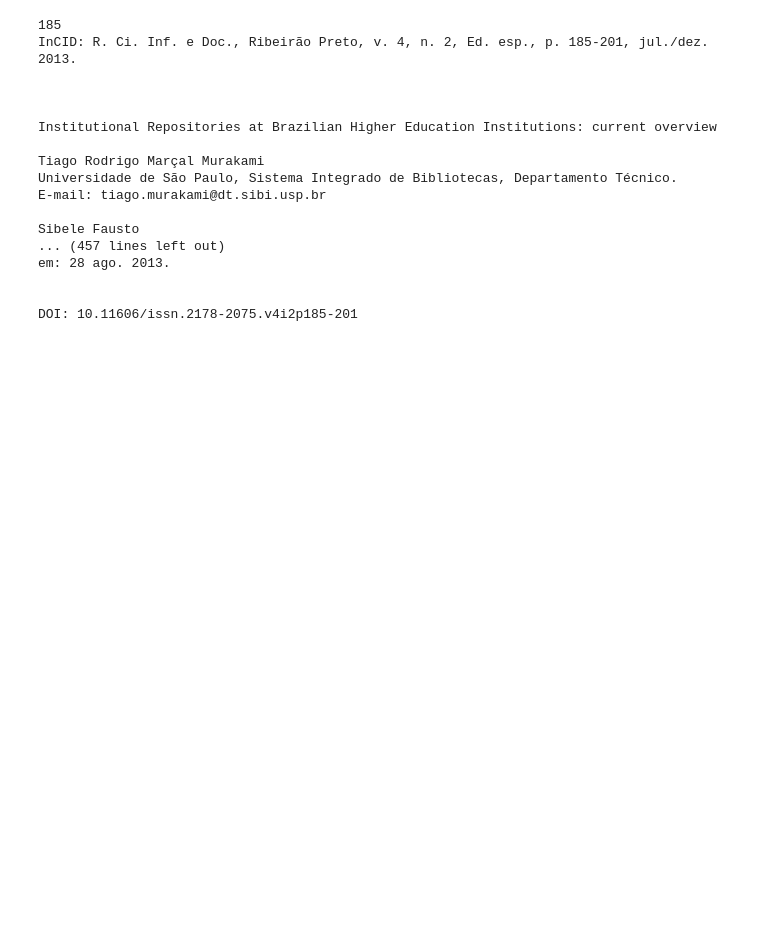
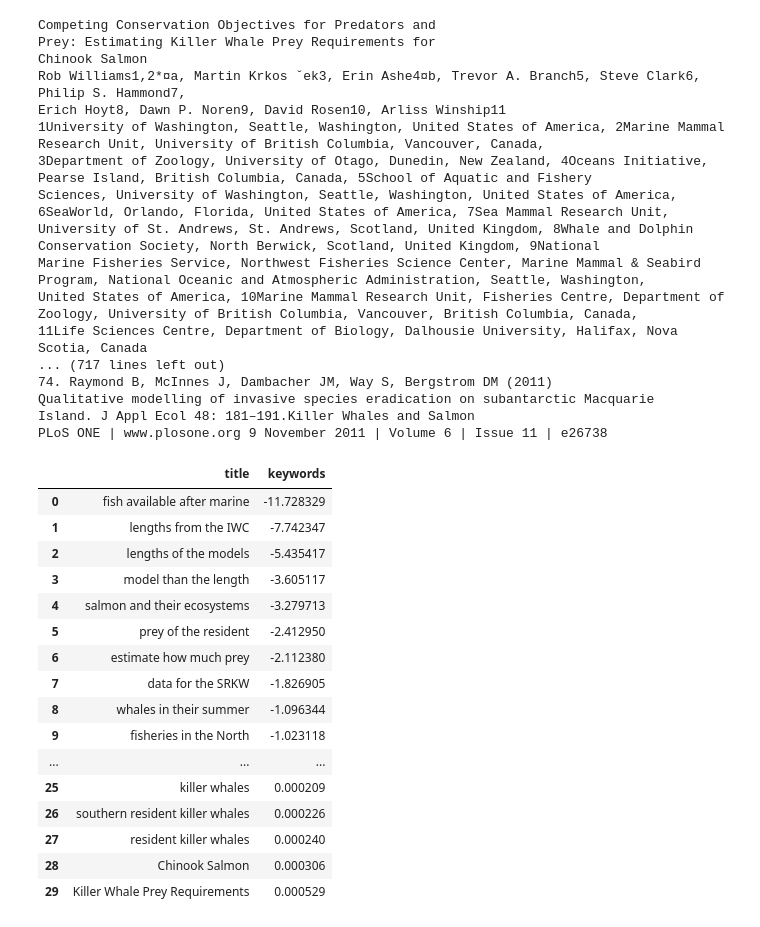
Before and after one commit to trmurakami/jupiter_notebooks, a Jupyter notebook: Keyword Extraction/yake_keyword_extractor.ipynb, the cells around one changed output. Saved outputs shown, nothing was run; the diff lists cells and outputs as text; code cells hidden in the pictures; blank space fills up the shorter version.

```diff
--- a/Keyword Extraction/yake_keyword_extractor.ipynb
+++ b/Keyword Extraction/yake_keyword_extractor.ipynb
@@ -6,7 +6,7 @@ import yake
 from PyPDF2 import PdfReader
 import pandas as pd
 # %%
-with open('pdfs\murakami.pdf', 'rb') as pdf_file:
+with open('pdfs\journal.pone.0026738.pdf', 'rb') as pdf_file:
     # Crie um objeto PDFReader
     pdf_reader = PdfReader(pdf_file)
 
@@ -21,26 +21,26 @@ with open('pdfs\murakami.pdf', 'rb') as pdf_file:
 # Imprima o texto extraído
 print(extracted_text)
 # %% [output]
-185
-InCID: R. Ci. Inf. e Doc., Ribeirão Preto, v. 4, n. 2, Ed. esp., p. 185-201, jul./dez. 2013.
-
-
-
-Institutional Repositories at Brazilian Higher Education Institutions: current overview
-
-Tiago Rodrigo Marçal Murakami
-Universidade de São Paulo, Sistema Integrado de Bibliotecas, Departamento Técnico.
-E-mail: tiago.murakami@dt.sibi.usp.br
-
-Sibele Fausto
-... (457 lines left out)
-em: 28 ago. 2013.
-
-
-DOI: 10.11606/issn.2178-2075.v4i2p185-201
+Competing Conservation Objectives for Predators and
+Prey: Estimating Killer Whale Prey Requirements for
+Chinook Salmon
+Rob Williams1,2*¤a, Martin Krkos ˇek3, Erin Ashe4¤b, Trevor A. Branch5, Steve Clark6, Philip S. Hammond7,
+Erich Hoyt8, Dawn P. Noren9, David Rosen10, Arliss Winship11
+1University of Washington, Seattle, Washington, United States of America, 2Marine Mammal Research Unit, University of British Columbia, Vancouver, Canada,
+3Department of Zoology, University of Otago, Dunedin, New Zealand, 4Oceans Initiative, Pearse Island, British Columbia, Canada, 5School of Aquatic and Fishery
+Sciences, University of Washington, Seattle, Washington, United States of America, 6SeaWorld, Orlando, Florida, United States of America, 7Sea Mammal Research Unit,
+University of St. Andrews, St. Andrews, Scotland, United Kingdom, 8Whale and Dolphin Conservation Society, North Berwick, Scotland, United Kingdom, 9National
+Marine Fisheries Service, Northwest Fisheries Science Center, Marine Mammal & Seabird Program, National Oceanic and Atmospheric Administration, Seattle, Washington,
+United States of America, 10Marine Mammal Research Unit, Fisheries Centre, Department of Zoology, University of British Columbia, Vancouver, British Columbia, Canada,
+11Life Sciences Centre, Department of Biology, Dalhousie University, Halifax, Nova Scotia, Canada
+... (717 lines left out)
+74. Raymond B, McInnes J, Dambacher JM, Way S, Bergstrom DM (2011)
+Qualitative modelling of invasive species eradication on subantarctic Macquarie
+Island. J Appl Ecol 48: 181–191.Killer Whales and Salmon
+PLoS ONE | www.plosone.org 9 November 2011 | Volume 6 | Issue 11 | e26738
 # %%
 kw_extractor = yake.KeywordExtractor()
-language = "pt"
+language = "en"
 max_ngram_size = 4
 deduplication_threshold = 0.9
 deduplication_algo = 'seqm'
@@ -58,6 +58,26 @@ for kw in keywords:
 df = pd.DataFrame(columns=['title', 'keywords'])
 for kw in keywords:
     df = pd.concat([df, pd.DataFrame([{'title': kw[0], 'keywords': kw[1]}])], ignore_index=True)
+# %%
+df
+# %% [output]
+|  | title | keywords |
+| 0 | fish available after marine | -11.728329 |
+| 1 | lengths from the IWC | -7.742347 |
+| 2 | lengths of the models | -5.435417 |
+| 3 | model than the length | -3.605117 |
+| 4 | salmon and their ecosystems | -3.279713 |
+| 5 | prey of the resident | -2.412950 |
+| 6 | estimate how much prey | -2.112380 |
+| 7 | data for the SRKW | -1.826905 |
+| 8 | whales in their summer | -1.096344 |
+| 9 | fisheries in the North | -1.023118 |
+| ... | ... | ... |
+| 25 | killer whales | 0.000209 |
+| 26 | southern resident killer whales | 0.000226 |
+| 27 | resident killer whales | 0.000240 |
+| 28 | Chinook Salmon | 0.000306 |
+| 29 | Killer Whale Prey Requirements | 0.000529 |
 # %%
 # Export pd as CSV
 
```
